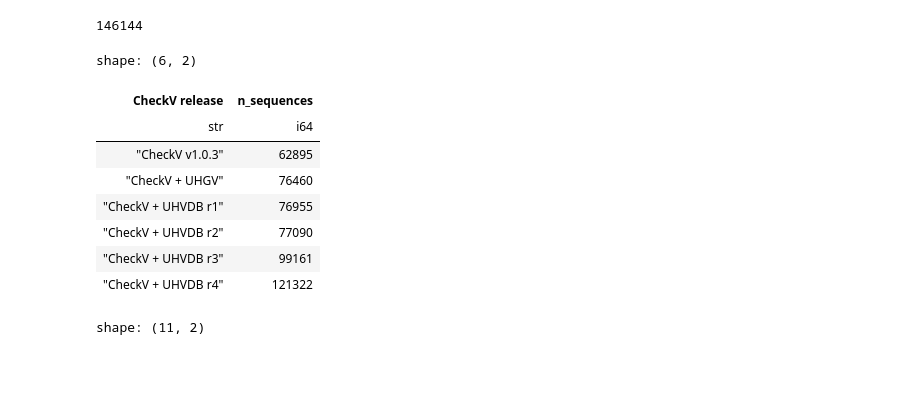
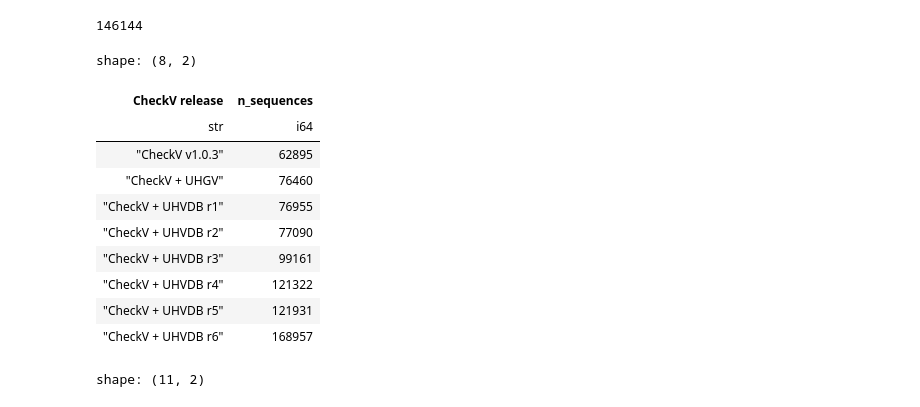
Before and after one commit to UHVDB/uhvdb-manuscript, a Jupyter notebook: figure_s2/figure_s2.ipynb, the cells around one changed output. Saved outputs shown, nothing was run; the diff lists cells and outputs as text; code cells hidden in the pictures; blank space fills up the shorter version.

```diff
--- a/figure_s2/figure_s2.ipynb
+++ b/figure_s2/figure_s2.ipynb
@@ -31,32 +31,36 @@ mine_report_uhvdb = (
 # %%
 ### Count number of sequences in each CheckV database version
 checkv_releases = [
     ('CheckV v1.0.3', '/mmfs1/gscratch/pedslabs_hoffman/carsonjm/CFPhageome/repos/UHVDB/toolkit/databases/checkv/1.0.3/checkv_db/checkv-db-v1.5/genome_db/checkv_reps.tsv'),
     ('CheckV + UHGV', '/mmfs1/gscratch/pedslabs_hoffman/carsonjm/CFPhageome/repos/UHVDB/toolkit/databases/checkv/uhgv_1/genome_db/checkv_reps.tsv'),
     ('CheckV + UHVDB r1', '../figure_1/uhgv_hq_hc_results/uhvdb_2026-03-23/checkv_db/checkv_db_2026-03-23/genome_db/checkv_reps.tsv'),
     ('CheckV + UHVDB r2', '../figure_1/uhgv_hq_lc_results/uhvdb_2026-03-25/checkv_db/checkv_db_2026-03-25/genome_db/checkv_reps.tsv'),
     ('CheckV + UHVDB r3', '../figure_1/uhvdb_virus_db_results/uhvdb_2026-03-26/checkv_db/checkv_db_2026-03-26/genome_db/checkv_reps.tsv'),
     ('CheckV + UHVDB r4', '../figure_1/uhvdb_human_metag_results/uhvdb_2026-03-26-2/checkv_db/checkv_db_2026-03-26-2/genome_db/checkv_reps.tsv'),
+    ('CheckV + UHVDB r5', '../figure_s18/uhvdb_cf_results/uhvdb_2026-04-03/checkv_db/checkv_db_2026-04-03/genome_db/checkv_reps.tsv'),
+    ('CheckV + UHVDB r6', '../../uhvdb-manuscript-update/figure_1/results_backup/hqfilter/checkv_db/complete_viruses/genome_db/checkv_reps.tsv'),
 ]
 
 checkv_release_counts = pl.DataFrame({
     'CheckV release': [name for name, _ in checkv_releases],
     'n_sequences': [
         pl.read_csv(path, separator='\t').unique('checkv_id').height
         for _, path in checkv_releases
     ],
 })
 checkv_release_counts
 # %% [output]
-shape: (6, 2)
+shape: (8, 2)
 | CheckV release | n_sequences |
 | str | i64 |
 | "CheckV v1.0.3" | 62895 |
 | "CheckV + UHGV" | 76460 |
 | "CheckV + UHVDB r1" | 76955 |
 | "CheckV + UHVDB r2" | 77090 |
 | "CheckV + UHVDB r3" | 99161 |
 | "CheckV + UHVDB r4" | 121322 |
+| "CheckV + UHVDB r5" | 121931 |
+| "CheckV + UHVDB r6" | 168957 |
 # %%
 ### count by confidence category using CheckV + UHGV
 mine_report_all.group_by('completeness_method').len().sort('len', descending=True)
```
Also changed, not shown: parts of 2 cells of this notebook, 37 other files.
